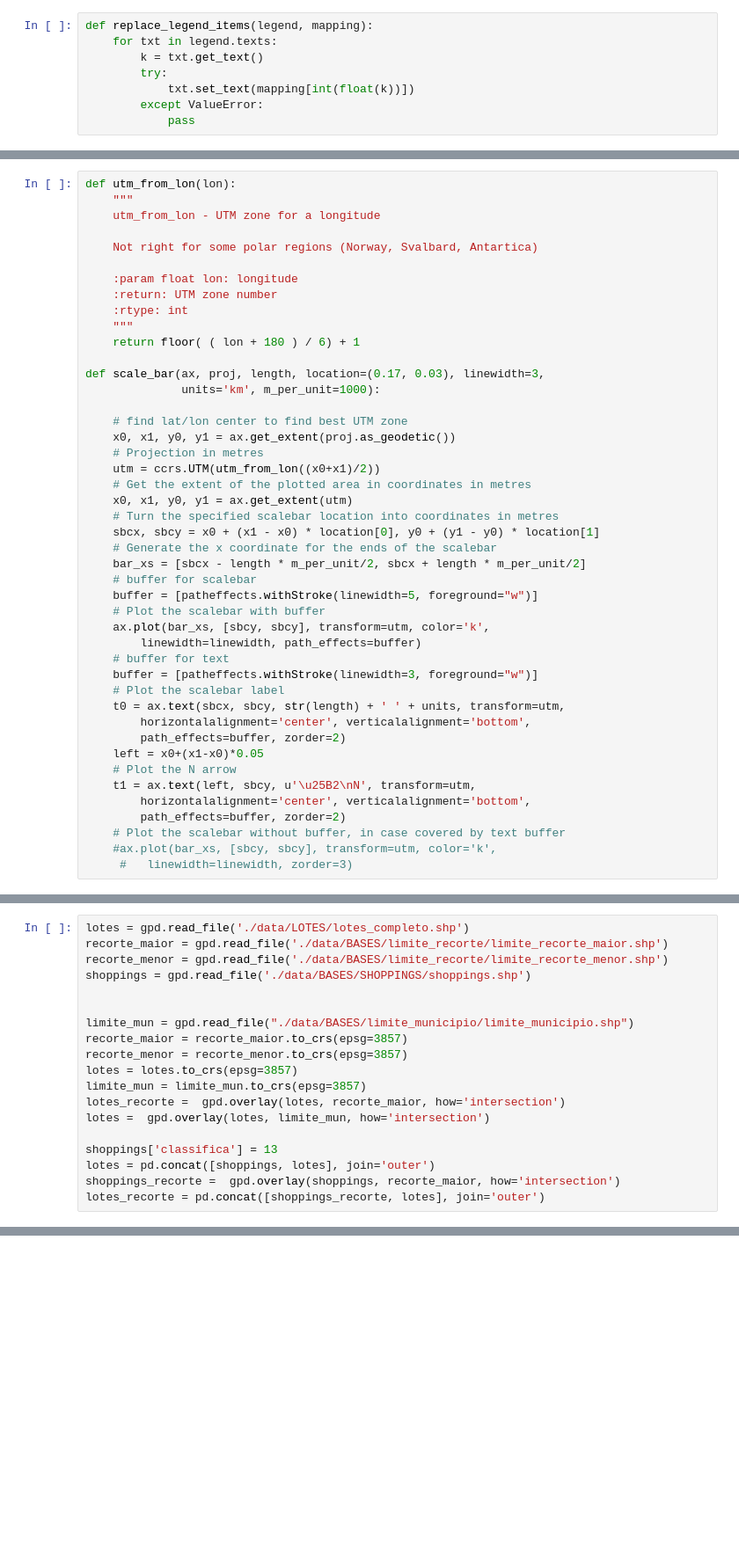
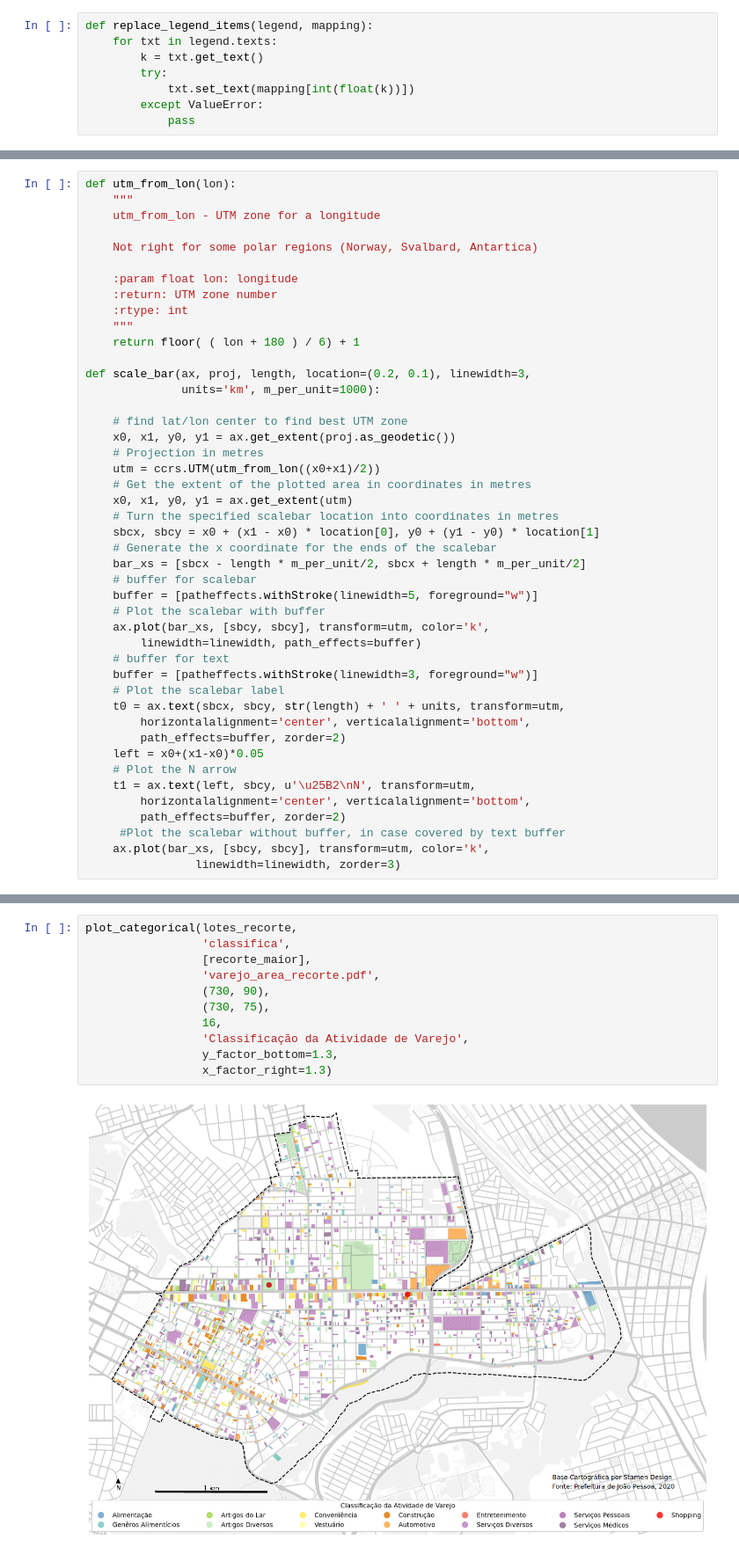
Before and after one commit to fc-anjos/cartografia-joao-pessoa, a Jupyter notebook: VAREJO.ipynb, the cells around one changed output, grey strips where cells are left out. Shown at 88% size. Saved outputs shown, nothing was run; the diff lists cells and outputs as text; blank space fills up the shorter version.

```diff
--- a/VAREJO.ipynb
+++ b/VAREJO.ipynb
@@ -35,7 +74,7 @@ def utm_from_lon(lon):
     """
     return floor( ( lon + 180 ) / 6) + 1
 
-def scale_bar(ax, proj, length, location=(0.17, 0.03), linewidth=3,
+def scale_bar(ax, proj, length, location=(0.2, 0.1), linewidth=3,
               units='km', m_per_unit=1000):
 
     # find lat/lon center to find best UTM zone
@@ -64,7 +103,7 @@ def scale_bar(ax, proj, length, location=(0.17, 0.03), linewidth=3,
     t1 = ax.text(left, sbcy, u'\u25B2\nN', transform=utm,
         horizontalalignment='center', verticalalignment='bottom',
         path_effects=buffer, zorder=2)
-    # Plot the scalebar without buffer, in case covered by text buffer
-    #ax.plot(bar_xs, [sbcy, sbcy], transform=utm, color='k',
-     #   linewidth=linewidth, zorder=3)
+     #Plot the scalebar without buffer, in case covered by text buffer
+    ax.plot(bar_xs, [sbcy, sbcy], transform=utm, color='k',
+                linewidth=linewidth, zorder=3)
 # %%
@@ -150,20 +238 @@ def plot_categorical(df, column, borders, output, annotation_pos_1, annotation_p
     plt.savefig(output, bbox_inches='tight')
-# %%
-lotes = gpd.read_file('./data/LOTES/lotes_completo.shp')
-recorte_maior = gpd.read_file('./data/BASES/limite_recorte/limite_recorte_maior.shp')
-recorte_menor = gpd.read_file('./data/BASES/limite_recorte/limite_recorte_menor.shp')
-shoppings = gpd.read_file('./data/BASES/SHOPPINGS/shoppings.shp')
-
-
-limite_mun = gpd.read_file("./data/BASES/limite_municipio/limite_municipio.shp")
-recorte_maior = recorte_maior.to_crs(epsg=3857)
-recorte_menor = recorte_menor.to_crs(epsg=3857)
-lotes = lotes.to_crs(epsg=3857)
-limite_mun = limite_mun.to_crs(epsg=3857)
-lotes_recorte =  gpd.overlay(lotes, recorte_maior, how='intersection')
-lotes =  gpd.overlay(lotes, limite_mun, how='intersection')
-
-shoppings['classifica'] = 13
-lotes = pd.concat([shoppings, lotes], join='outer')
-shoppings_recorte =  gpd.overlay(shoppings, recorte_maior, how='intersection')
-lotes_recorte = pd.concat([shoppings_recorte, lotes], join='outer')
@@ -172 +239,14 @@ plot_categorical(lotes_recorte, 'classifica', [recorte_maior], 'varejo_area_reco
+# %%
+plot_categorical(lotes_recorte,
+                 'classifica',
+                 [recorte_maior],
+                 'varejo_area_recorte.pdf',
+                 (730, 90),
+                 (730, 75),
+                 16,
+                 'Classificação da Atividade de Varejo',
+                 y_factor_bottom=1.3,
+                 x_factor_right=1.3)
+# %% [output]
+[figure, added]
 # %%
```
Also changed, not shown: parts of 7 cells of this notebook.
